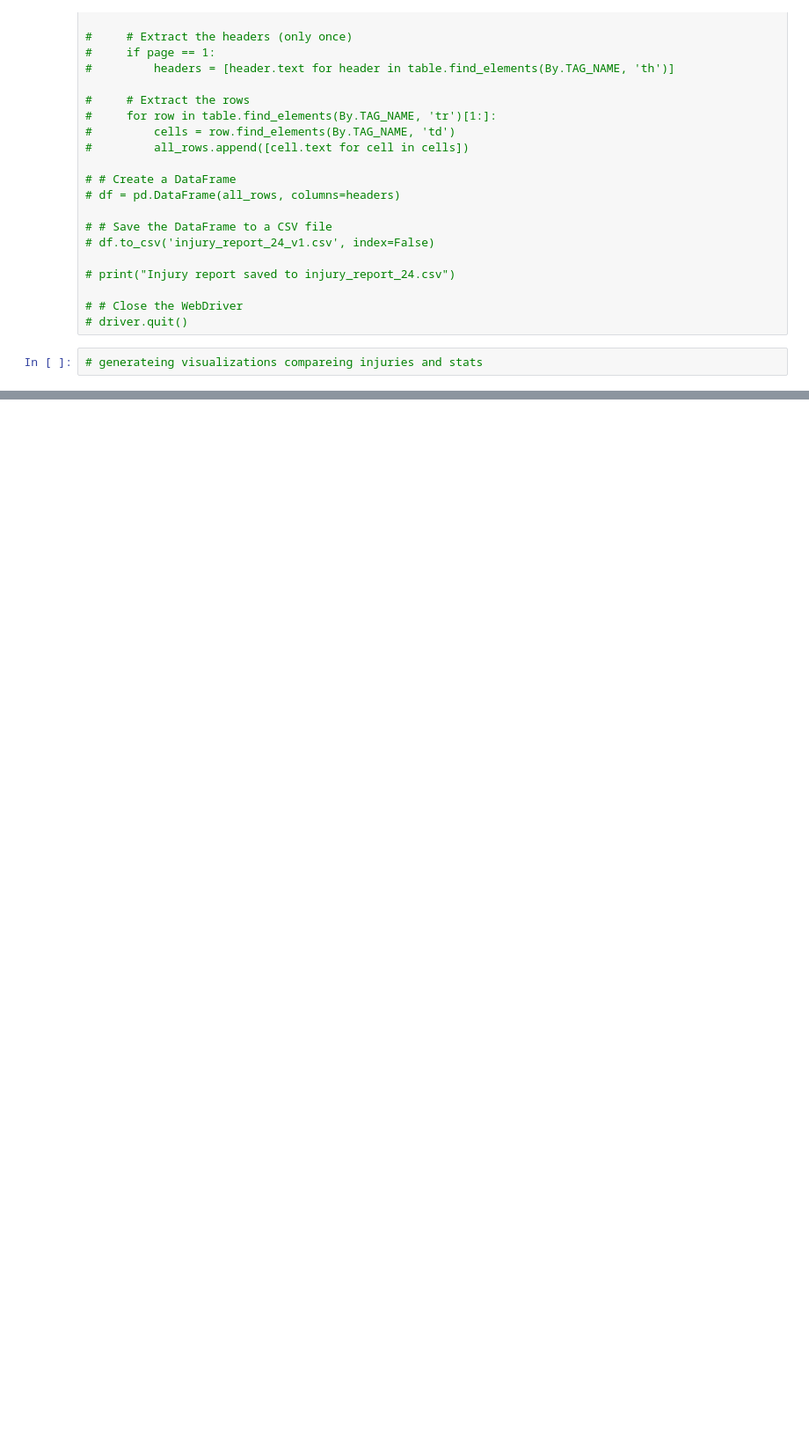
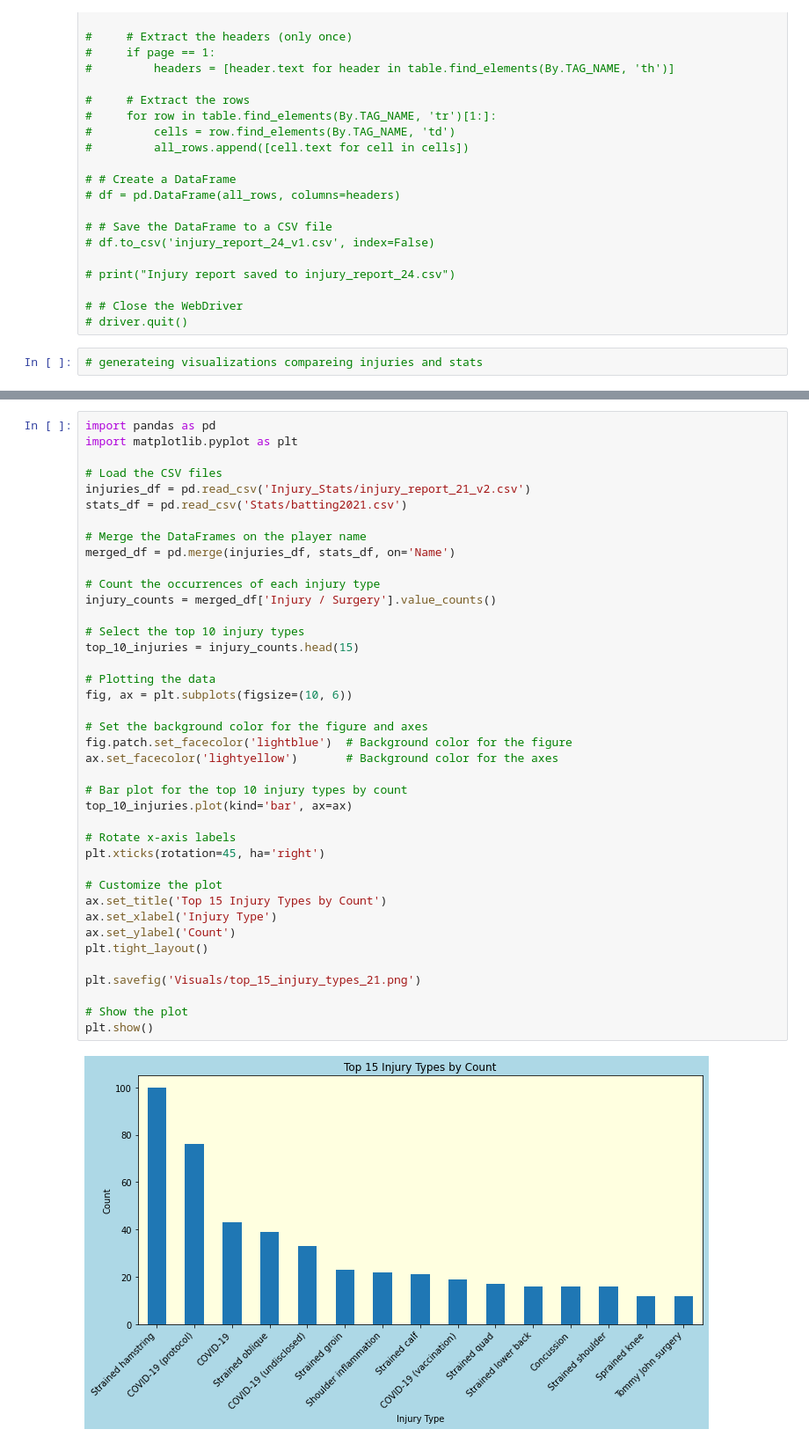
Before and after one commit to ThePennyGoblin/Moms_Against_Wyoming, a Jupyter notebook: Jack_visualizations.ipynb, the cells around one changed output, grey strips where cells are left out. Shown at 88% size. Cells and saved outputs as stored; diff of their text form; blank space fills up the shorter version.

```diff
--- a/Jack_visualizations.ipynb
+++ b/Jack_visualizations.ipynb
@@ -84,0 +224,42 @@ plt.show()
+# %%
+import pandas as pd
+import matplotlib.pyplot as plt
+
+# Load the CSV files
+injuries_df = pd.read_csv('Injury_Stats/injury_report_21_v2.csv')
+stats_df = pd.read_csv('Stats/batting2021.csv')
+
+# Merge the DataFrames on the player name
+merged_df = pd.merge(injuries_df, stats_df, on='Name')
+
+# Count the occurrences of each injury type
+injury_counts = merged_df['Injury / Surgery'].value_counts()
+
+# Select the top 10 injury types
+top_10_injuries = injury_counts.head(15)
+
+# Plotting the data
+fig, ax = plt.subplots(figsize=(10, 6))
+
+# Set the background color for the figure and axes
+fig.patch.set_facecolor('lightblue')  # Background color for the figure
+ax.set_facecolor('lightyellow')       # Background color for the axes
+
+# Bar plot for the top 10 injury types by count
+top_10_injuries.plot(kind='bar', ax=ax)
+
+# Rotate x-axis labels
+plt.xticks(rotation=45, ha='right')
+
+# Customize the plot
+ax.set_title('Top 15 Injury Types by Count')
+ax.set_xlabel('Injury Type')
+ax.set_ylabel('Count')
+plt.tight_layout()
+
+plt.savefig('Visuals/top_15_injury_types_21.png')
+
+# Show the plot
+plt.show()
+# %% [output]
+[figure, added]
```
Also changed, not shown: parts of 8 cells of this notebook, 14 other files.
